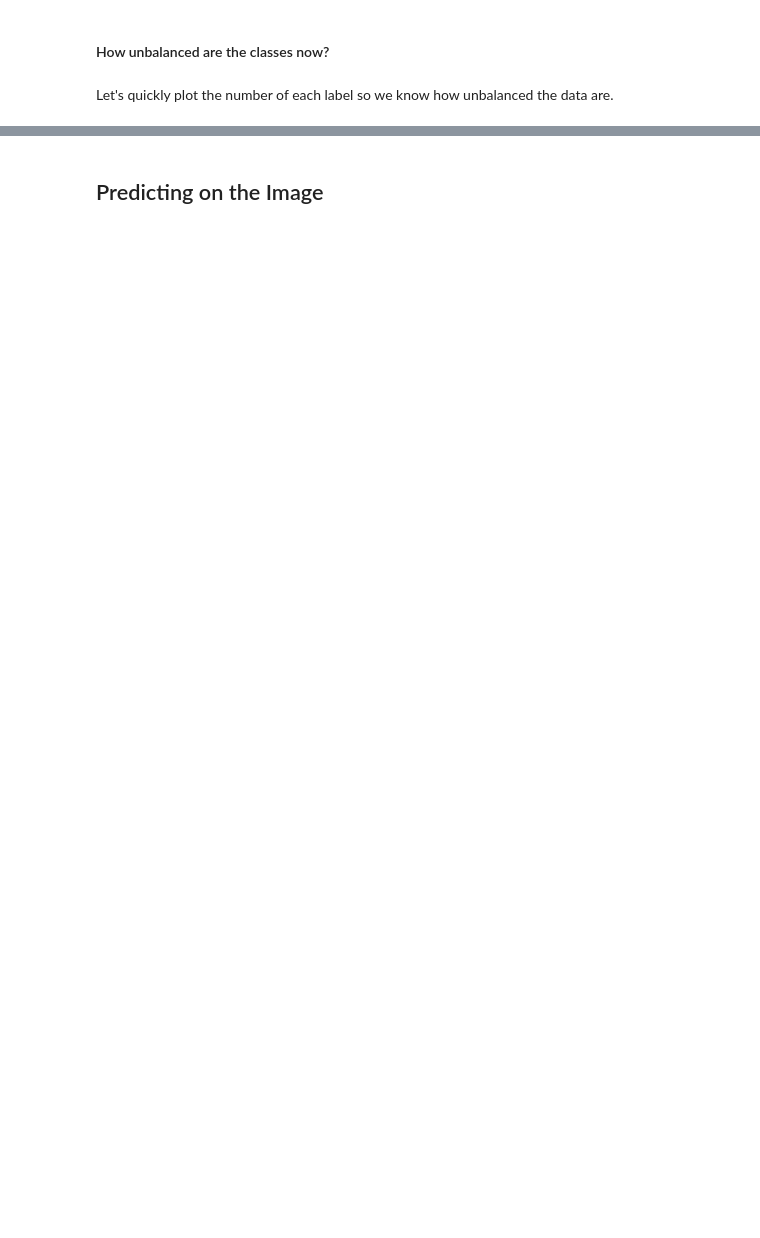
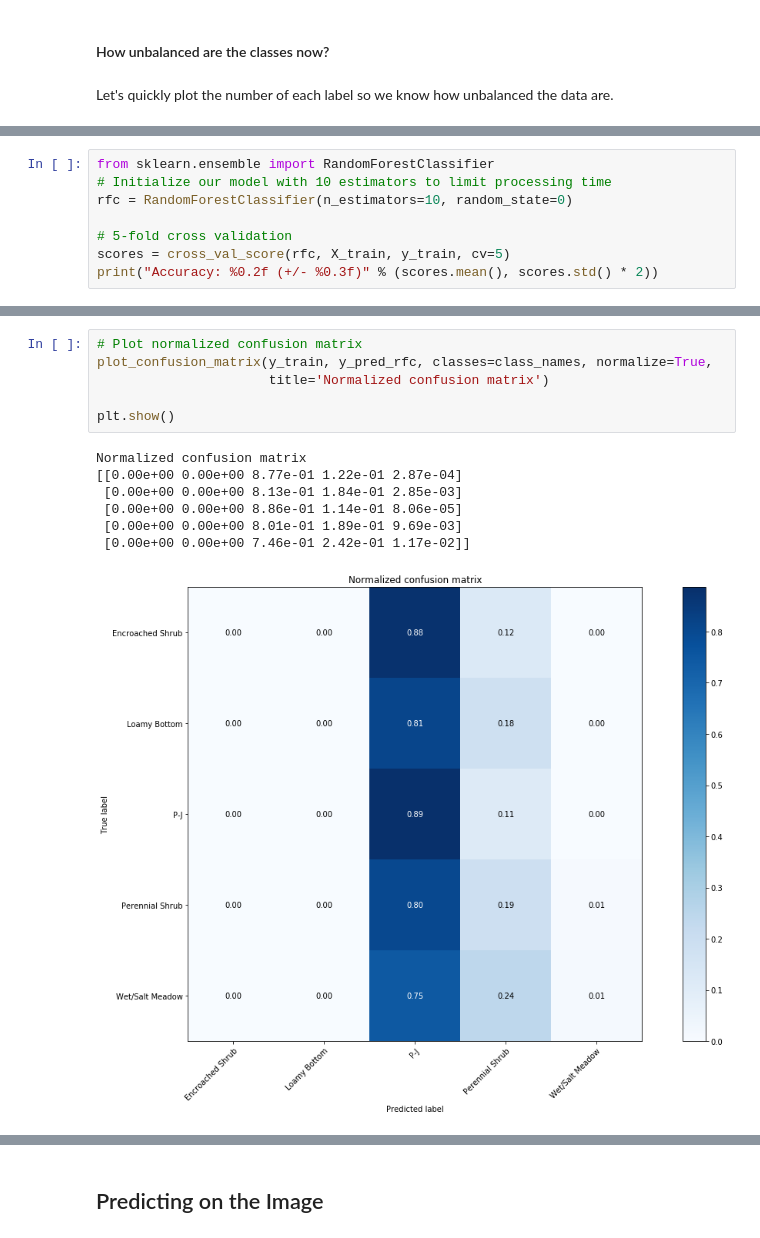
Before and after one commit to eanderson-ei/dev-env, a Jupyter notebook: notebooks/machine-learning-tutorial.ipynb, the cells around one changed output, grey strips where cells are left out. Drawn from its saved outputs; the diff is of its cells as text; blank space fills up the shorter version.

```diff
--- a/notebooks/mule-deer_stm-classifier-Copy1.ipynb
+++ b/notebooks/machine-learning-tutorial.ipynb
@@ -303,0 +390,8 @@ df[0].value_counts().plot(kind='bar')
+# %%
+from sklearn.ensemble import RandomForestClassifier
+# Initialize our model with 10 estimators to limit processing time
+rfc = RandomForestClassifier(n_estimators=10, random_state=0)
+
+# 5-fold cross validation
+scores = cross_val_score(rfc, X_train, y_train, cv=5)
+print("Accuracy: %0.2f (+/- %0.3f)" % (scores.mean(), scores.std() * 2))
@@ -303,0 +486,14 @@ df[0].value_counts().plot(kind='bar')
+# %%
+# Plot normalized confusion matrix
+plot_confusion_matrix(y_train, y_pred_rfc, classes=class_names, normalize=True,
+                      title='Normalized confusion matrix')
+
+plt.show()
+# %% [output]
+Normalized confusion matrix
+[[0.00e+00 0.00e+00 8.77e-01 1.22e-01 2.87e-04]
+ [0.00e+00 0.00e+00 8.13e-01 1.84e-01 2.85e-03]
+ [0.00e+00 0.00e+00 8.86e-01 1.14e-01 8.06e-05]
+ [0.00e+00 0.00e+00 8.01e-01 1.89e-01 9.69e-03]
+ [0.00e+00 0.00e+00 7.46e-01 2.42e-01 1.17e-02]]
+[figure, added]
```
Also changed, not shown: parts of 43 cells of this notebook.
